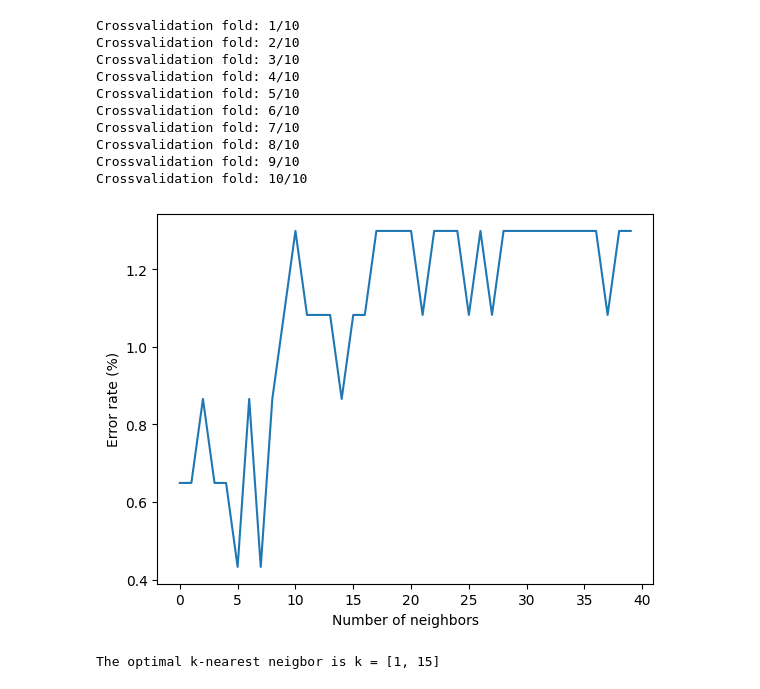
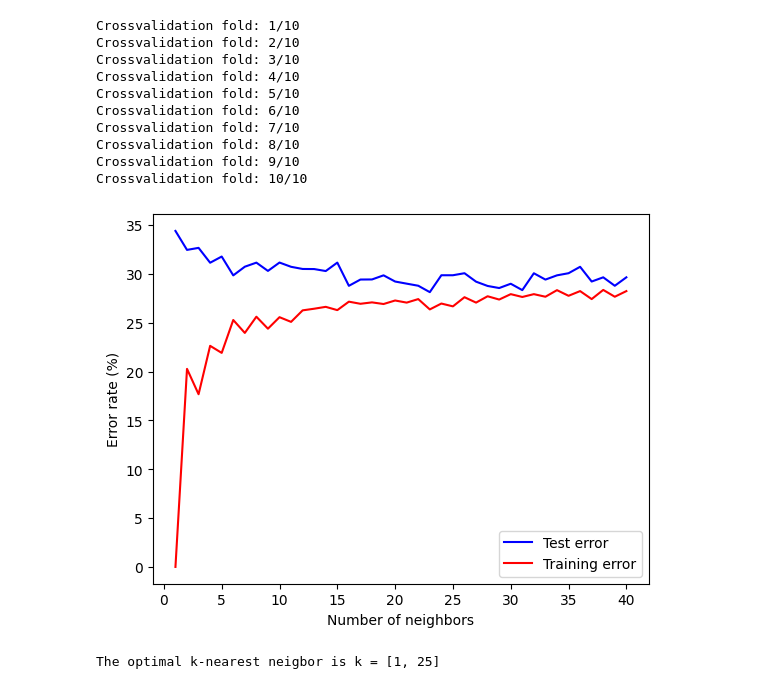
Before and after one commit to KostyalBalint/Intro-to-MI-Project_1, a Jupyter notebook: classification.ipynb, the cells around one changed output. Cells and saved outputs as stored; diff of their text form; code cells hidden in the pictures.

```diff
--- a/classification.ipynb
+++ b/classification.ipynb
@@ -100,53 +118,66 @@ from sklearn.neighbors import KNeighborsClassifier
 # Find the optimal number of neighbors
 
 # Maximum number of neighbors
-L = 40
+L = np.arange(1,40+1)
 
 CV = model_selection.KFold(10)
-errors = np.zeros((N, L))
+test_error = np.zeros((10,len(L)))
+train_error = np.zeros((10,len(L)))
 i = 0
+
 for train_index, test_index in CV.split(X, y):
     print("Crossvalidation fold: {0}/{1}".format(i + 1, 10))
 
     # extract training and test set for current CV fold
     X_train = X[train_index, :]
     y_train = y[train_index]
-    N1_numbers_train = N_numbers[train_index]
     X_test = X[test_index, :]
     y_test = y[test_index]
-    N1_numbers_test = N_numbers[test_index]
 
     # Fit classifier and classify the test points for each neighbors
-    for l in range(1, L + 1):
-        knclassifier = KNeighborsClassifier(n_neighbors=l) # choose the model
+    for idx,l in enumerate(L):
+        metric='mahalanobis'
+        metric_params={'V': np.cov(X_train, rowvar=False)}
+        knclassifier = KNeighborsClassifier(n_neighbors=l, p = 1, metric = metric, metric_params = metric_params) # choose the model
         knclassifier.fit(X_train, y_train) # fits the model to X_train, y_train
-        y_est = knclassifier.predict(X_test) # estimate y from X_test
-        errors[i, l - 1] = np.sum(y_est[0] != y_test[0]) # error for each l (column) in the current fold
-        # errors is a matrix of l columns and K_folds
+
+        # predict test and training data
+        y_est_test = knclassifier.predict(X_test) # estimate y from X_test
+        y_est_train = knclassifier.predict(X_train) # estimate y from X_train
+
+        # find error
+        error_rate_test = np.sum(y_est_test != y_test)/len(y_test)
+        error_rate_train = np.sum(y_est_train != y_train)/len(y_train)
+
+        test_error[i,idx] = error_rate_test
+        train_error[i,idx] = error_rate_train
+
 
     i += 1
 
 # Plot the classification error rate
 plt.figure()
-plt.plot(100 * sum(errors, 0) / N) # plot mean error of each l for all cross validations
+plt.plot(L, 100*np.mean(test_error, axis=0), color='b', label='Test error')
+plt.plot(L, 100*np.mean(train_error, axis=0), color='r', label='Training error')
+plt.legend()
 plt.xlabel("Number of neighbors")
 plt.ylabel("Error rate (%)")
 plt.show()
 
-print('The optimal k-nearest neigbor is k = [1, 20]')
+print('The optimal k-nearest neigbor is k = [1, 25]')
 # %% [output]
 Crossvalidation fold: 1/10
 Crossvalidation fold: 2/10
 Crossvalidation fold: 3/10
 Crossvalidation fold: 4/10
 Crossvalidation fold: 5/10
 Crossvalidation fold: 6/10
 Crossvalidation fold: 7/10
 Crossvalidation fold: 8/10
 Crossvalidation fold: 9/10
 Crossvalidation fold: 10/10
-[figure, old version]
+[figure, new version]
-The optimal k-nearest neigbor is k = [1, 15]
+The optimal k-nearest neigbor is k = [1, 25]
 # %%
 # Two-layer cross validation
 
```
Also changed, not shown: parts of 2 cells of this notebook.
